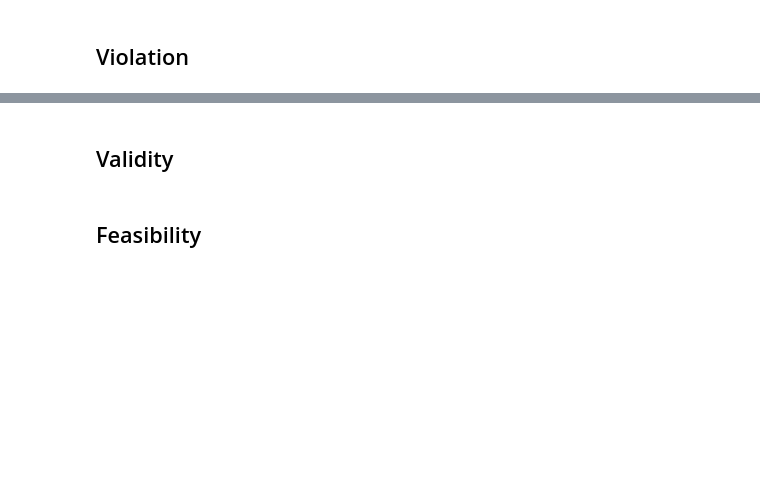
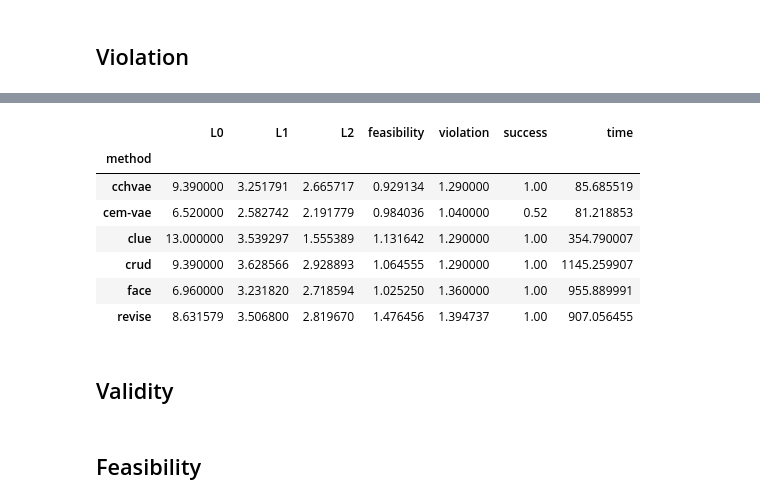
Before and after one commit to NorskRegnesentral/mccepy, a Jupyter notebook: 1-generate_carla_results.ipynb, the cells around one changed output, grey strips where cells are left out. Saved outputs shown, nothing was run; the diff lists cells and outputs as text; code cells hidden in the pictures; blank space fills up the shorter version.

Commit message:
changed metrics script to work for the carla methods

```diff
--- a/1-generate_carla_results.ipynb
+++ b/1-generate_carla_results.ipynb
@@ -7,6 +7,6 @@ import numpy as np
 
 # load catalog dataset
 data_name = "adult"
-data_name = "give_me_some_credit"
+# data_name = "give_me_some_credit"
 # data_name = 'compas'
 dataset = OnlineCatalog(data_name)
@@ -196,3 +239,14 @@ final_results = pd.concat([final_results, temp], axis=1)
+# %%
+final_results[['method', 'L0', 'L1', 'L2', 'feasibility', 'violation', 'success', 'time']].groupby(['method']).mean()
+# %% [output]
+|  | L0 | L1 | L2 | feasibility | violation | success | time |
+| method |  |  |  |  |  |  |  |
+| cchvae | 9.390000 | 3.251791 | 2.665717 | 0.929134 | 1.290000 | 1.00 | 85.685519 |
+| cem-vae | 6.520000 | 2.582742 | 2.191779 | 0.984036 | 1.040000 | 0.52 | 81.218853 |
+| clue | 13.000000 | 3.539297 | 1.555389 | 1.131642 | 1.290000 | 1.00 | 354.790007 |
+| crud | 9.390000 | 3.628566 | 2.928893 | 1.064555 | 1.290000 | 1.00 | 1145.259907 |
+| face | 6.960000 | 3.231820 | 2.718594 | 1.025250 | 1.360000 | 1.00 | 955.889991 |
+| revise | 8.631579 | 3.506800 | 2.819670 | 1.476456 | 1.394737 | 1.00 | 907.056455 |
 # %% [markdown]
 ## Validity
 # %%
```
Also changed, not shown: parts of 27 cells of this notebook, 2 other files.
